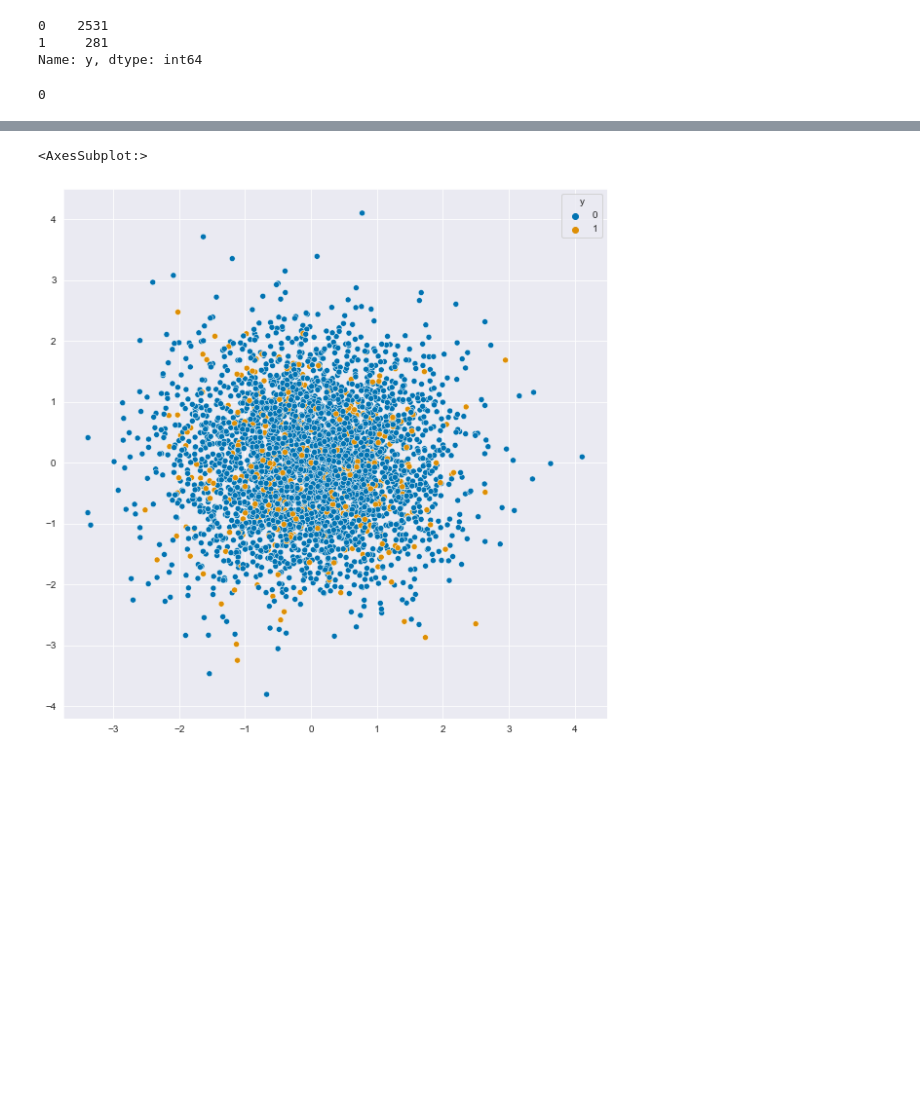
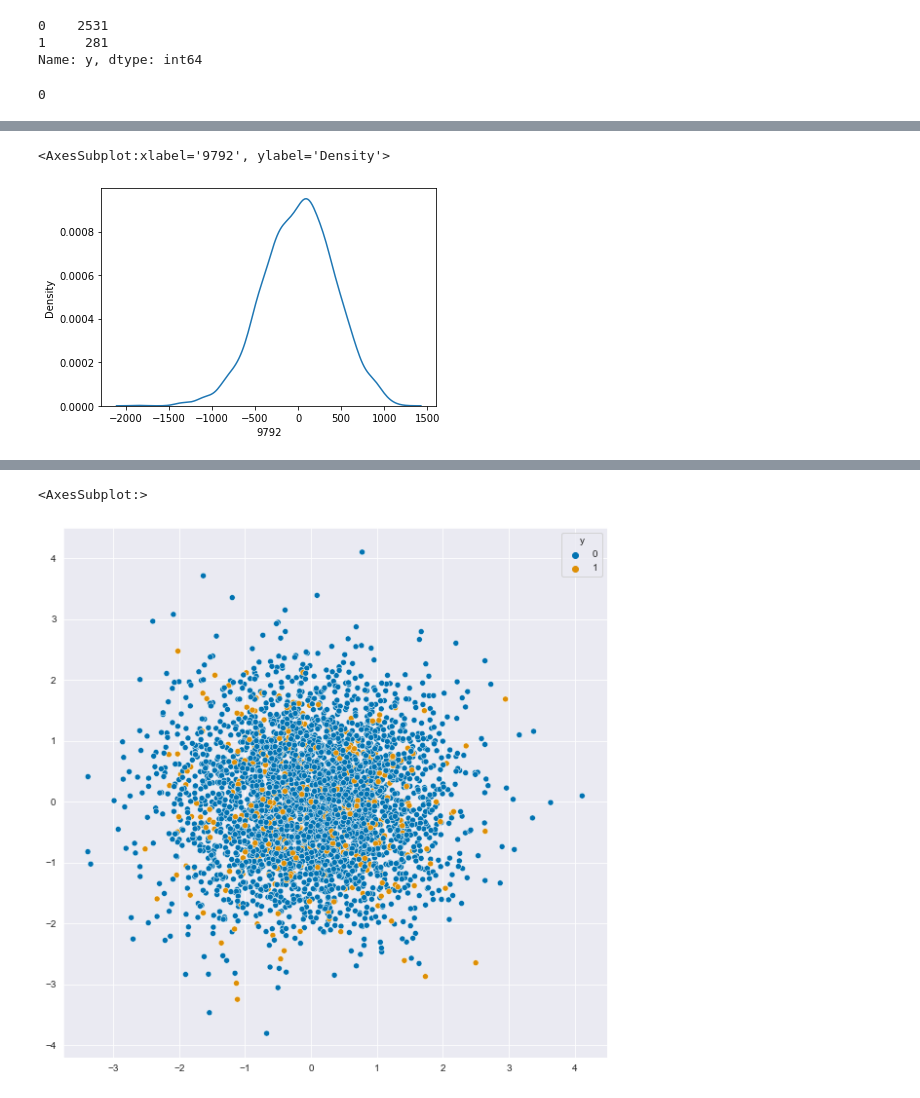
Before and after one commit to posjak/RBmlprojectJP, a Jupyter notebook: EDA/eda.ipynb, the cells around one changed output, grey strips where cells are left out. Saved outputs shown, nothing was run; the diff lists cells and outputs as text; code cells hidden in the pictures; blank space fills up the shorter version.

```diff
--- a/EDA/eda.ipynb
+++ b/EDA/eda.ipynb
@@ -80,0 +70,6 @@ sns.boxplot(y_train)
+# %%
+distr = X_train.skew().idxmin()
+sns.kdeplot(pd.DataFrame(X_train)[distr])
+# %% [output]
+<AxesSubplot:xlabel='9792', ylabel='Density'>
+[figure, added]
```
Also changed, not shown: parts of 13 cells of this notebook.
